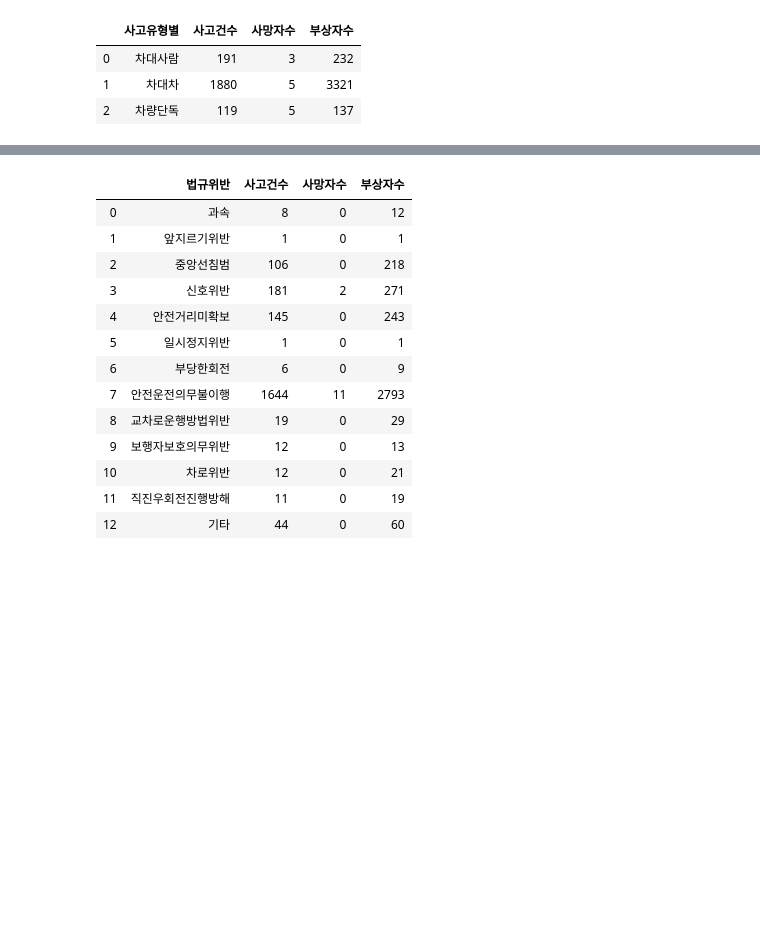
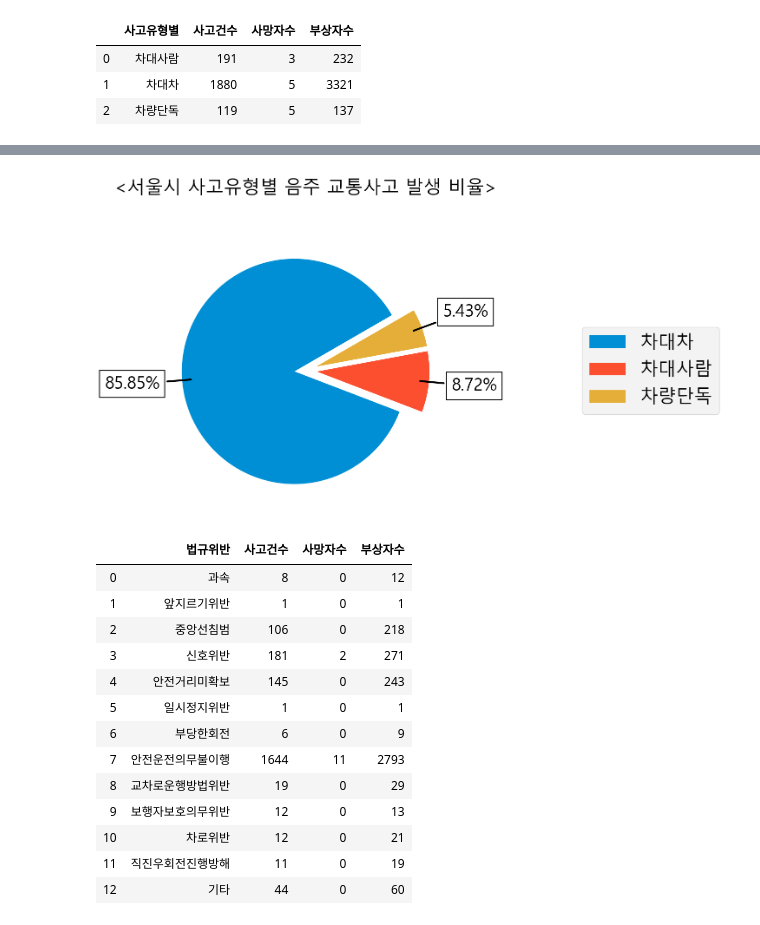
Before and after one commit to jeonprize/Accident, a Jupyter notebook: acl_accident.ipynb, the cells around one changed output, grey strips where cells are left out. Drawn from its saved outputs; the diff is of its cells as text; code cells hidden in the pictures; blank space fills up the shorter version.

```diff
--- a/acl_accident.ipynb
+++ b/acl_accident.ipynb
@@ -625,3 +636,58 @@ plt.show
+# %%
+fig = plt.figure(figsize=(8,4)) ## 캔버스 생성
+fig.set_facecolor('white') ## 캔버스 배경색을 하얀색으로 설정
+ax = fig.add_subplot() ## 프레임 생성
+
+data = type_df["사고 발생 확률(%)"]
+labels = type_df["사고유형별"]
+
+wedges, texts = ax.pie(data,
+                       startangle=30,
+                       explode = [0.1,0.1,0.1]
+                      )
+total = np.sum(data) ## 빈도수 합
+
+threshold = 100 ## 상한선 비율
+sum_pct = 0 ## 퍼센티지
+
+bbox_props = dict(boxstyle="square,pad=0.3",fc='w',ec='k',lw=0.72) ## annotation 박스 스타일
+
+## annotation 설정
+config = dict(arrowprops=dict(arrowstyle='-', color='k',linewidth=1.5),bbox=bbox_props,va='center')
+
+for i,l in enumerate(wedges):
+    ang1, ang2 = ax.patches[i].theta1, ax.patches[i].theta2 ## 파이의 시작 각도와 끝 각도
+    center, r = ax.patches[i].center, ax.patches[i].r ## 원의 중심 좌표와 반지름길이
+
+    if i < len(labels) -1 :
+        sum_pct += float(f'{data[i]/total*100:.2f}')
+        text = f'{data[i]/total*100:.2f}%'
+    else: ## 마지막 파이 조각은 퍼센티지의 합이 100이 되도록 비율을 조절
+        text = f'{100-sum_pct:.2f}%'
+
+    ## 비율 상한선보다 작은 것들은 Annotation으로 만든다.
+    if data[i]/total*100 < threshold:
+        ang = (ang1+ang2)/2 ## 중심각
+        x = np.cos(np.deg2rad(ang)) ## Annotation의 끝점에 해당하는 x좌표
+        y = np.sin(np.deg2rad(ang)) ## Annotation의 끝점에 해당하는 y좌표
+
+        ## x좌표가 양수이면 즉 y축을 중심으로 오른쪽에 있으면 왼쪽 정렬
+        ## x좌표가 음수이면 즉 y축을 중심으로 왼쪽에 있으면 오른쪽 정렬
+        horizontalalignment = {-1: "right", 1: "left"}[int(np.sign(x))]
+        connectionstyle = "angle,angleA=0,angleB={}".format(ang) ## 시작점과 끝점 연결 스타일
+        config["arrowprops"].update({"connectionstyle": connectionstyle}) ##
+        ax.annotate(text, xy=(x, y), xytext=(1.3*x, 1.5*y),
+                    horizontalalignment=horizontalalignment, **config)
+    else:
+        x = (r/2)*np.cos(np.pi/180*((ang1+ang2)/2)) + center[0] ## 텍스트 x좌표
+        y = (r/2)*np.sin(np.pi/180*((ang1+ang2)/2)) + center[1] ## 텍스트 y좌표
+        ax.text(x,y,text,ha='center',va='center',fontsize=12)
+
+plt.legend(labels,loc = 'center left',bbox_to_anchor = (1.45, 0.5),fontsize = 15) ## 범례
+plt.title("<서울시 사고유형별 음주 교통사고 발생 비율>",fontsize=15,pad=30)
+plt.show()
+# %% [output]
+[figure, added]
 # %%
 law_df = pd.read_csv("음주 교통사고 법규 위반.csv")
 law_df
```
Also changed, not shown: parts of 7 cells of this notebook.
